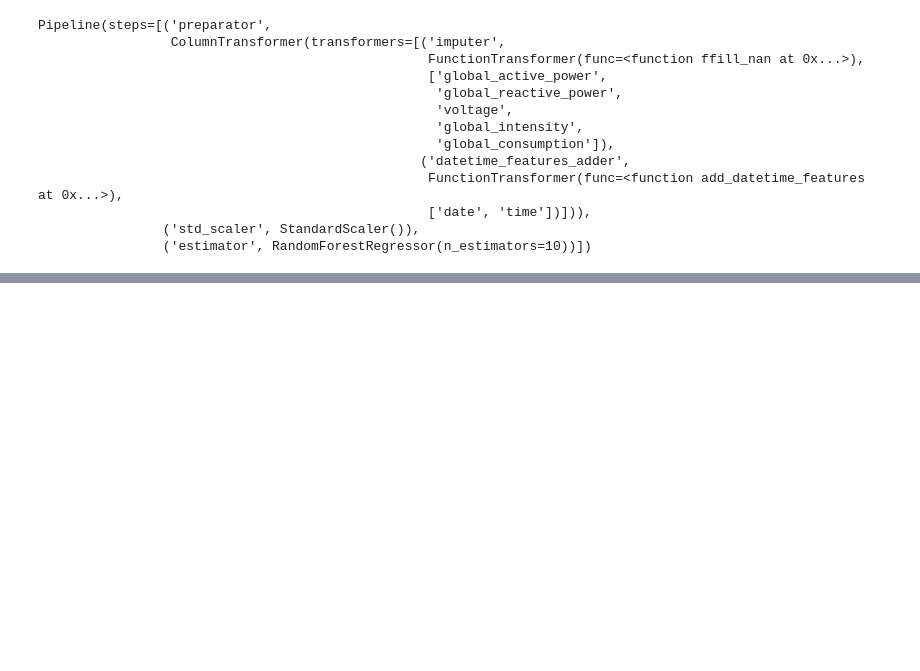
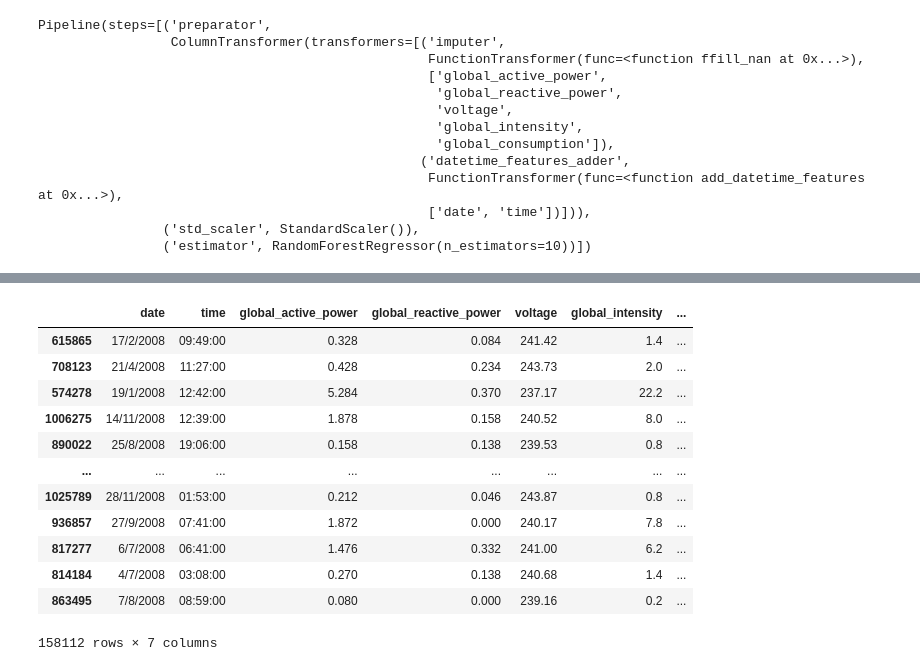
Before and after one commit to charlgd/electricity-decipherer, a Jupyter notebook: notebooks/pipeline_mvp.ipynb, the cells around one changed output, grey strips where cells are left out. Saved outputs shown, nothing was run; the diff lists cells and outputs as text; code cells hidden in the pictures; blank space fills up the shorter version.

```diff
--- a/notebooks/pipeline_mvp.ipynb
+++ b/notebooks/pipeline_mvp.ipynb
@@ -301,2 +228,18 @@ Pipeline(steps=[('preparator',
+# %%
+X_test
+# %% [output]
+|  | date | time | global_active_power | global_reactive_power | voltage | global_intensity | ... |
+| 615865 | 17/2/2008 | 09:49:00 | 0.328 | 0.084 | 241.42 | 1.4 | ... |
+| 708123 | 21/4/2008 | 11:27:00 | 0.428 | 0.234 | 243.73 | 2.0 | ... |
+| 574278 | 19/1/2008 | 12:42:00 | 5.284 | 0.370 | 237.17 | 22.2 | ... |
+| 1006275 | 14/11/2008 | 12:39:00 | 1.878 | 0.158 | 240.52 | 8.0 | ... |
+| 890022 | 25/8/2008 | 19:06:00 | 0.158 | 0.138 | 239.53 | 0.8 | ... |
+| ... | ... | ... | ... | ... | ... | ... | ... |
+| 1025789 | 28/11/2008 | 01:53:00 | 0.212 | 0.046 | 243.87 | 0.8 | ... |
+| 936857 | 27/9/2008 | 07:41:00 | 1.872 | 0.000 | 240.17 | 7.8 | ... |
+| 817277 | 6/7/2008 | 06:41:00 | 1.476 | 0.332 | 241.00 | 6.2 | ... |
+| 814184 | 4/7/2008 | 03:08:00 | 0.270 | 0.138 | 240.68 | 1.4 | ... |
+| 863495 | 7/8/2008 | 08:59:00 | 0.080 | 0.000 | 239.16 | 0.2 | ... |
+158112 rows × 7 columns
 # %%
 # y_pred = pd.DataFrame(pipeline_loaded.predict(X_test), columns=labels)
```
Also changed, not shown: parts of 11 cells of this notebook, 3 other files.
